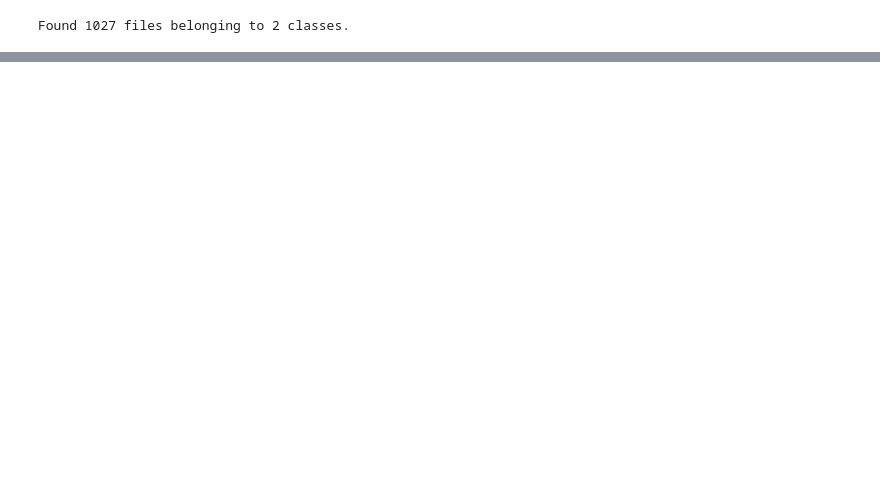
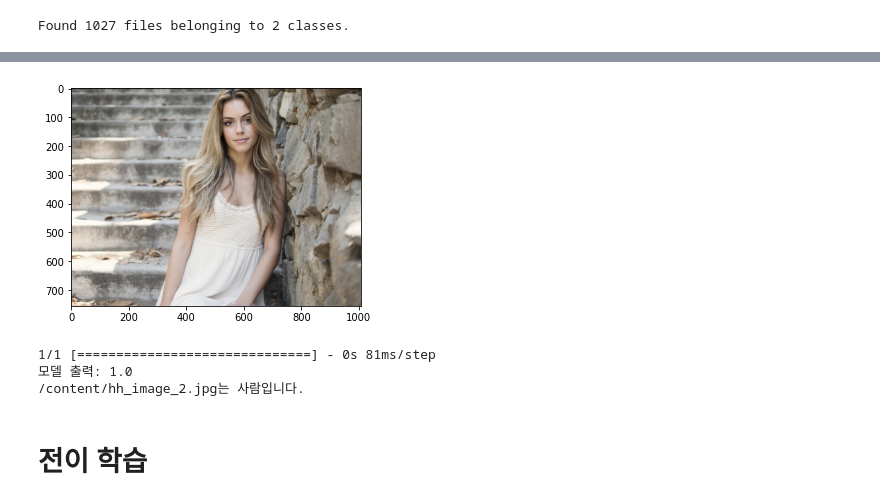
Before and after one commit to jaesungkr/AI_and_MI_for_coders, a Jupyter notebook: 3장_고급_컴퓨터_비전_이미지에서_특징_감지하기.ipynb, the cells around one changed output, grey strips where cells are left out. Cells and saved outputs as stored; diff of their text form; code cells hidden in the pictures; blank space fills up the shorter version.

Commit message:
transfer_learning added

```diff
--- a/3장_고급_컴퓨터_비전_이미지에서_특징_감지하기.ipynb
+++ b/3장_고급_컴퓨터_비전_이미지에서_특징_감지하기.ipynb
@@ -87,0 +224,21 @@ Epoch 15/15
+# %%
+model.compile(loss='binary_crossentropy',
+              optimizer=RMSprop(learning_rate=0.001),
+              metrics=['accuracy'])
+# %%
+train_datagen = ImageDataGenerator(
+    rescale=1./255,
+    rotation_range=40,
+    width_shift_range=0.2,
+    height_shift_range=0.2,
+    shear_range=0.2,
+    zoom_range=0.2,
+    horizontal_flip=True,
+    fill_mode='nearest'
+)
+
+train_generator = train_datagen.flow_from_directory(
+    training_dir,
+    target_size=(300, 300),
+    class_mode='binary'
+)
@@ -87,0 +247,4 @@ Epoch 15/15
+# %%
+model.fit(train_generator,
+          epochs=15,
+          validation_data=validation_generator)
@@ -87,0 +270,24 @@ Epoch 15/15
+# %%
+fn = sample_images[1]
+plt.imshow(mpimg.imread(fn))
+plt.show()
+
+# 이미지 불러오기
+img = image.load_img(fn, target_size=(300, 300))
+x = image.img_to_array(img)
+x = np.expand_dims(x, axis=0)
+
+classes = model.predict(x)
+
+print('모델 출력:', classes[0][0])
+if classes[0][0] > 0.5:
+    print(fn + "는 사람입니다.")
+else:
+    print(fn + "는 말입니다.")
+# %% [output]
+[figure, added]
+1/1 [==============================] - 0s 81ms/step
+모델 출력: 1.0
+/content/hh_image_2.jpg는 사람입니다.
+# %% [markdown]
+# 전이 학습
```
Also changed, not shown: parts of 19 cells of this notebook.
